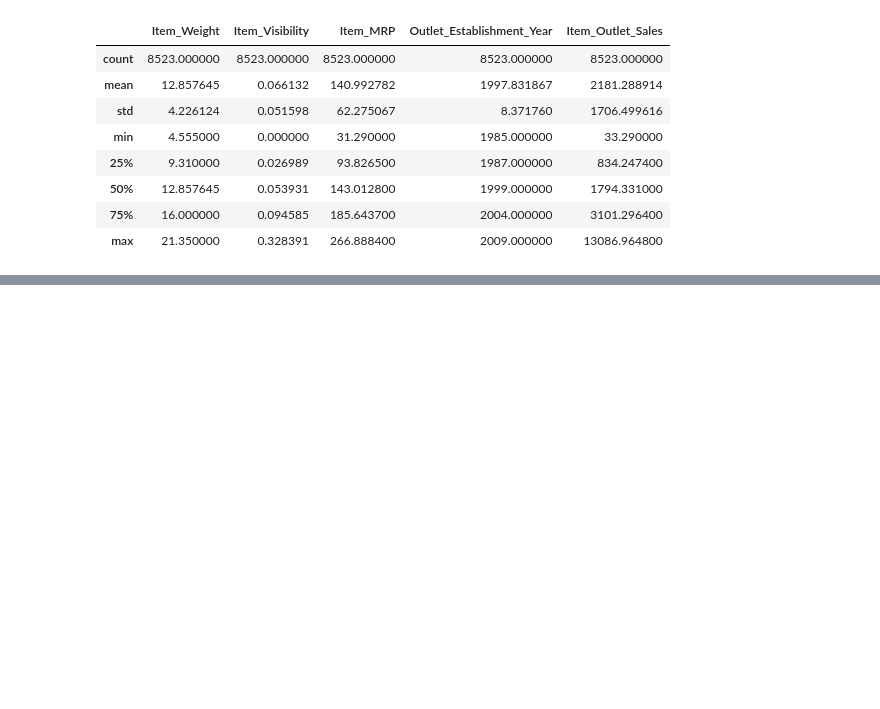
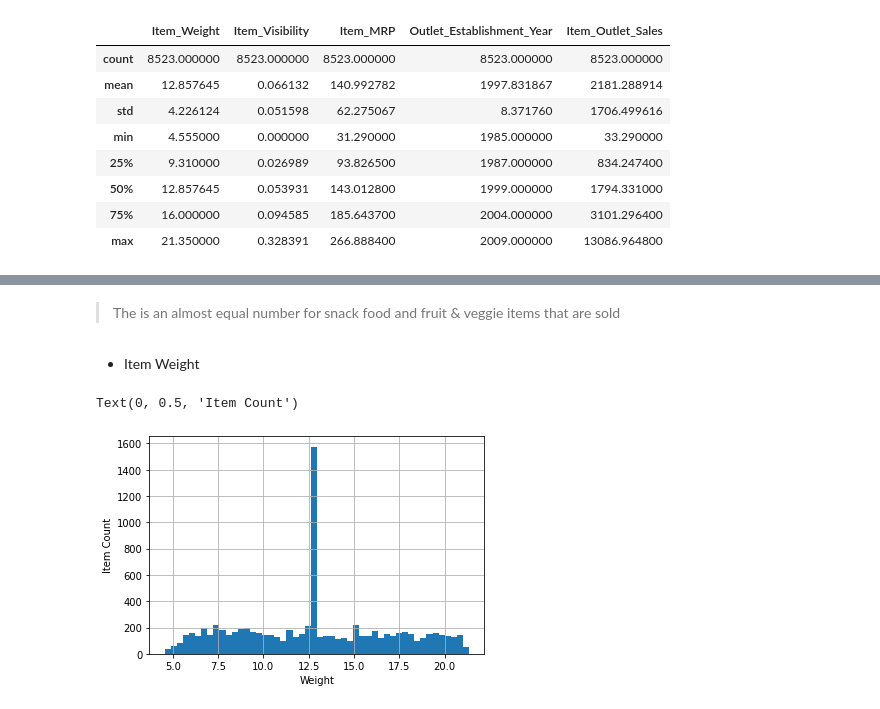
Before and after one commit to AislingGilder85/Food-Sales-Prediciton, a Jupyter notebook: Food_Sales_Prediction.ipynb, the cells around one changed output, grey strips where cells are left out. Saved outputs shown, nothing was run; the diff lists cells and outputs as text; code cells hidden in the pictures; blank space fills up the shorter version.

```diff
--- a/Food_Sales_Prediction.ipynb
+++ b/Food_Sales_Prediction.ipynb
@@ -228,0 +269,11 @@ df.describe()
+# %% [markdown]
+> The is an almost equal number for snack food and fruit & veggie items that are sold
+# %% [markdown]
+- Item Weight
+# %%
+df['Item_Weight'].hist(bins=50)
+plt.xlabel('Weight')
+plt.ylabel('Item Count')
+# %% [output]
+Text(0, 0.5, 'Item Count')
+[figure, added]
```
Also changed, not shown: parts of 20 cells of this notebook.
